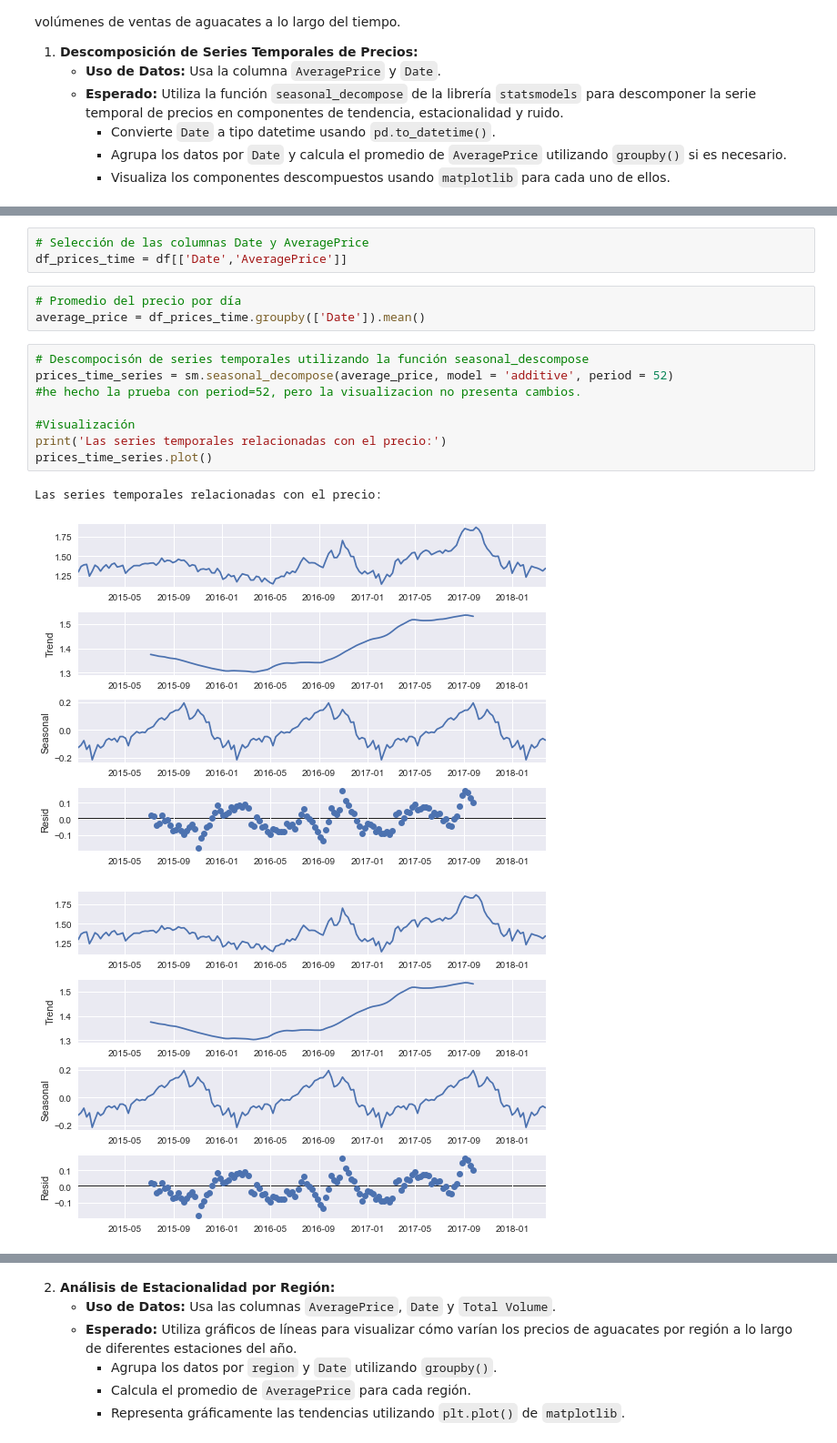
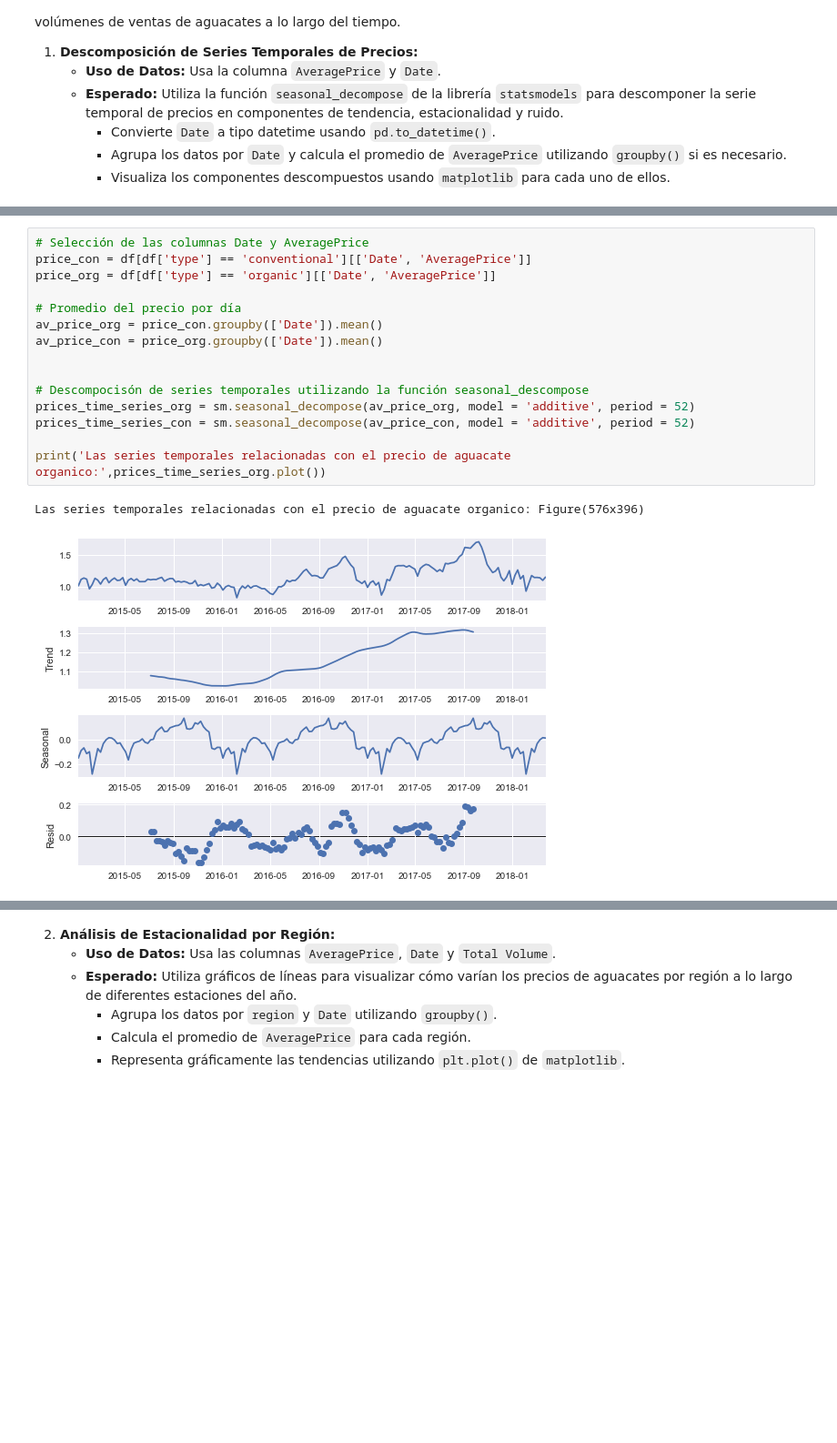
Before and after one commit to Julix4/avocado_project, a Jupyter notebook: proyecto_markdown.ipynb, the cells around one changed output, grey strips where cells are left out. Shown at 91% size. Drawn from its saved outputs; the diff is of its cells as text; blank space fills up the shorter version.

Commit message:
update time series analysis and EDA document update

```diff
--- a/proyecto_markdown.ipynb
+++ b/proyecto_markdown.ipynb
@@ -45,18 +51,18 @@ memory usage: 1.9+ MB
-# %%
-# Selección de las columnas Date y AveragePrice
-df_prices_time = df[['Date','AveragePrice']]
-# %%
-# Promedio del precio por día
-average_price = df_prices_time.groupby(['Date']).mean()
 # %%
+# Selección de las columnas Date y AveragePrice
+price_con = df[df['type'] == 'conventional'][['Date', 'AveragePrice']]
+price_org = df[df['type'] == 'organic'][['Date', 'AveragePrice']]
+
+# Promedio del precio por día
+av_price_org = price_con.groupby(['Date']).mean()
+av_price_con = price_org.groupby(['Date']).mean()
+
+
 # Descompocisón de series temporales utilizando la función seasonal_descompose
-prices_time_series = sm.seasonal_decompose(average_price, model = 'additive', period = 52)
-#he hecho la prueba con period=52, pero la visualizacion no presenta cambios.
+prices_time_series_org = sm.seasonal_decompose(av_price_org, model = 'additive', period = 52)
+prices_time_series_con = sm.seasonal_decompose(av_price_con, model = 'additive', period = 52)
 
-#Visualización
-print('Las series temporales relacionadas con el precio:')
-prices_time_series.plot()
+print('Las series temporales relacionadas con el precio de aguacate organico:',prices_time_series_org.plot())
 # %% [output]
-Las series temporales relacionadas con el precio:
+Las series temporales relacionadas con el precio de aguacate organico: Figure(576x396)
-[figure, old version]
+[figure, new version]
-[figure, removed]
```
Also changed, not shown: parts of 9 cells of this notebook, 1 other file.
